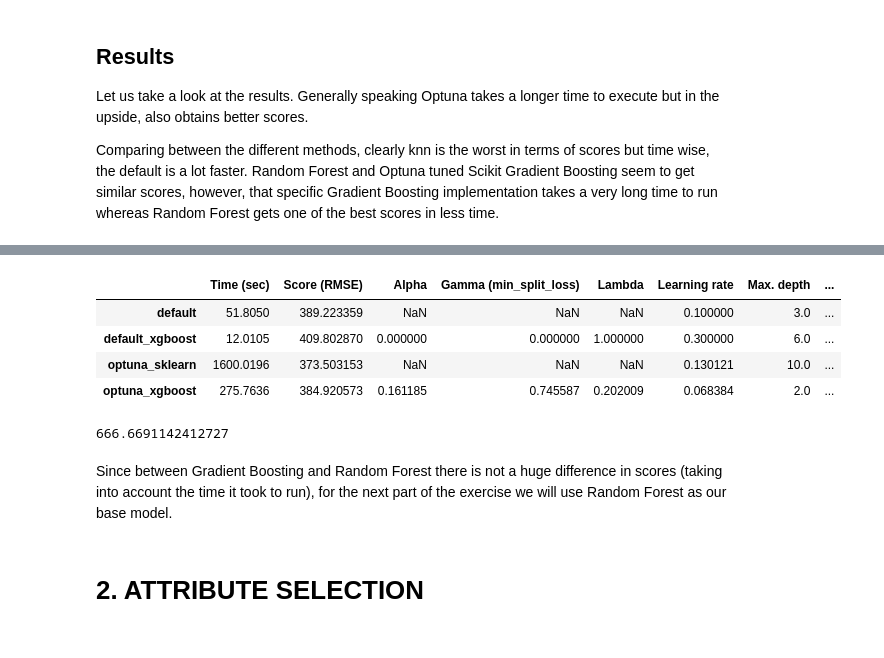
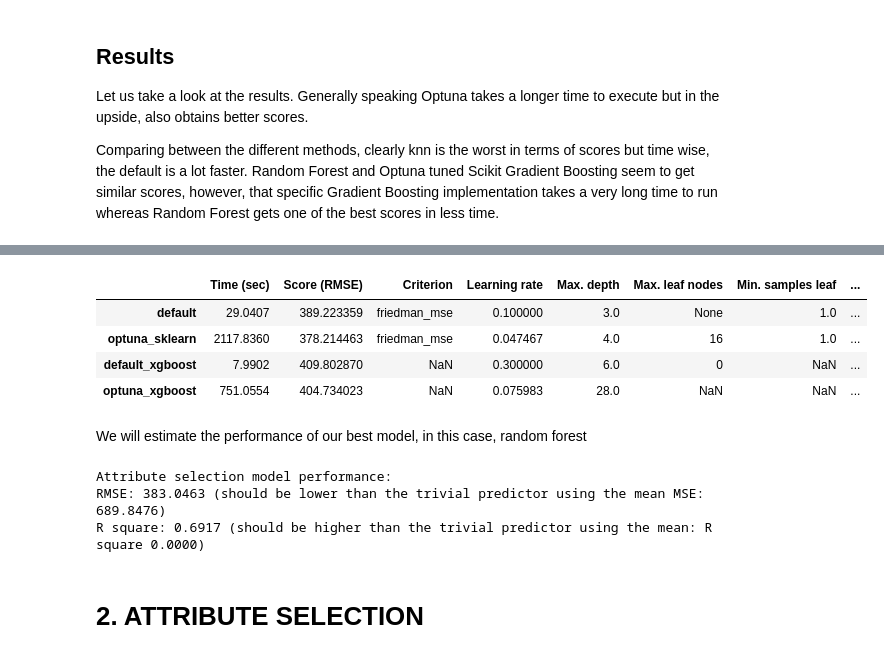
Before and after one commit to Rooney242/practicas_big_data_intelligence, a Jupyter notebook: assignment_2/wind.ipynb, the cells around one changed output, grey strips where cells are left out. Cells and saved outputs as stored; diff of their text form; code cells hidden in the pictures.

```diff
--- a/assignment_2/wind.ipynb
+++ b/assignment_2/wind.ipynb
@@ -570,15 +569,10 @@ summary['random_forest']
 # %%
-summary['gradient_boosting'].sort_index(ascending=True)
+summary['gradient_boosting']
 # %% [output]
-|  | Time (sec) | Score (RMSE) | Alpha | Gamma (min_split_loss) | Lambda | Learning rate | Max. depth | ... |
-| default | 51.8050 | 389.223359 | NaN | NaN | NaN | 0.100000 | 3.0 | ... |
-| default_xgboost | 12.0105 | 409.802870 | 0.000000 | 0.000000 | 1.000000 | 0.300000 | 6.0 | ... |
-| optuna_sklearn | 1600.0196 | 373.503153 | NaN | NaN | NaN | 0.130121 | 10.0 | ... |
-| optuna_xgboost | 275.7636 | 384.920573 | 0.161185 | 0.745587 | 0.202009 | 0.068384 | 2.0 | ... |
+|  | Time (sec) | Score (RMSE) | Criterion | Learning rate | Max. depth | Max. leaf nodes | Min. samples leaf | ... |
+| default | 29.0407 | 389.223359 | friedman_mse | 0.100000 | 3.0 | None | 1.0 | ... |
+| optuna_sklearn | 2117.8360 | 378.214463 | friedman_mse | 0.047467 | 4.0 | 16 | 1.0 | ... |
+| default_xgboost | 7.9902 | 409.802870 | NaN | 0.300000 | 6.0 | 0 | NaN | ... |
+| optuna_xgboost | 751.0554 | 404.734023 | NaN | 0.075983 | 28.0 | NaN | NaN | ... |
-# %%
-#Dummy regressor(mean)
-math.sqrt(metrics.mean_squared_error(y_val, [y_val.mean() for i in range(len(y_val))]))
-# %% [output]
-666.6691142412727
-# %% [markdown]
-Since between Gradient Boosting and Random Forest there is not a huge difference in scores (taking into account the time it took to run), for the next part of the exercise we will use Random Forest as our base model.
+# %% [markdown]
+We will estimate the performance of our best model, in this case, random forest
@@ -585,3 +589,16 @@ Since between Gradient Boosting and Random Forest there is not a huge difference
+# %%
+rf_opt_predict = rf_best_optuna.predict(x_test)
+print('\nAttribute selection model performance:')
+print('RMSE: {:.4f} (should be lower than the trivial predictor using the mean MSE: {:.4f})'.format(
+    math.sqrt(metrics.mean_squared_error(y_test, rf_opt_predict)),
+    math.sqrt(metrics.mean_squared_error(y_test, [y_test.mean() for i in range(len(y_test))]))))
+print('R square: {:.4f} (should be higher than the trivial predictor using the mean: R square {:.4f})'.format(
+    metrics.r2_score(y_test, rf_opt_predict),
+    metrics.r2_score(y_test, [y_test.mean() for i in range(len(y_test))])))
+# %% [output]
+Attribute selection model performance:
+RMSE: 383.0463 (should be lower than the trivial predictor using the mean MSE: 689.8476)
+R square: 0.6917 (should be higher than the trivial predictor using the mean: R square 0.0000)
 # %% [markdown]
 # 2. ATTRIBUTE SELECTION
 # %% [markdown]
```
Also changed, not shown: parts of 29 cells of this notebook, 1 other file.
